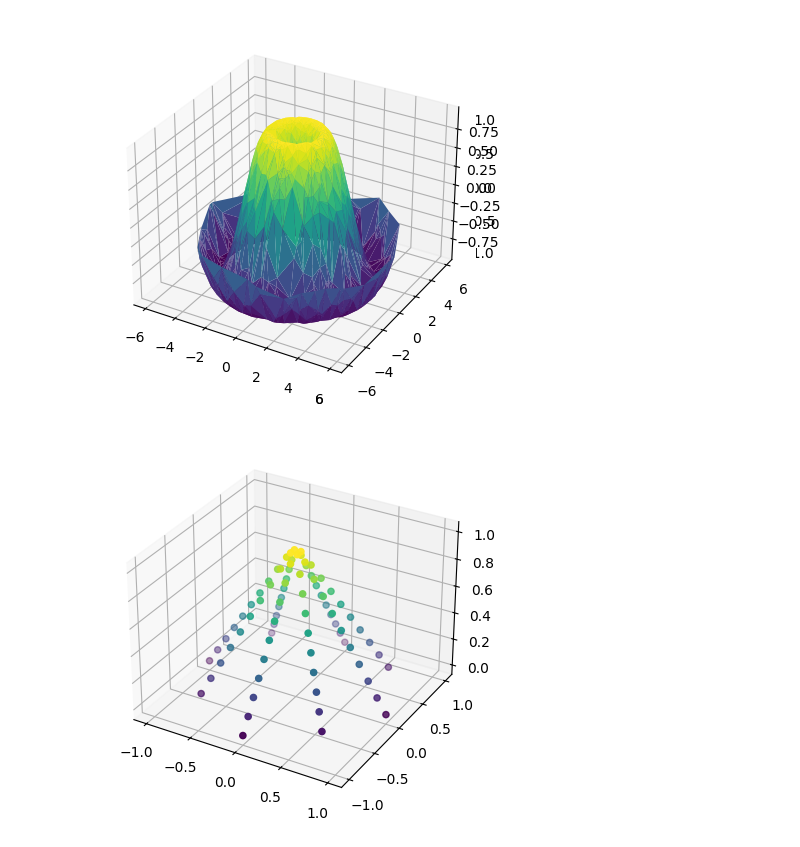
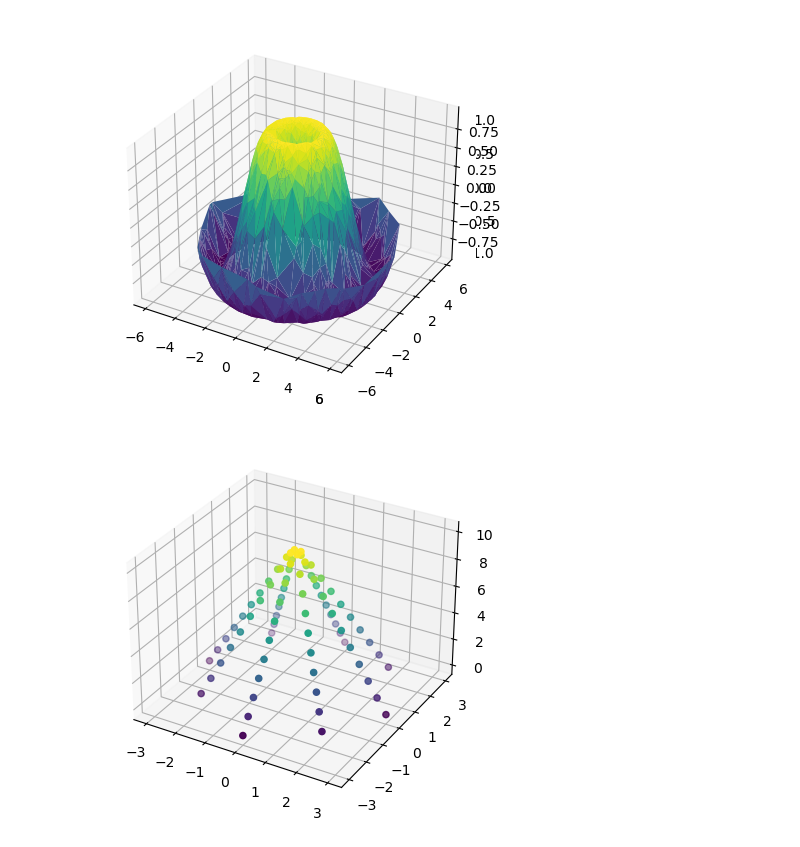
Before and after one commit to kootsoop/DSP.SE, a Jupyter notebook: Python/SchwarzLantern/SchwarzLantern.ipynb, the cells around one changed output. Drawn from its saved outputs; the diff is of its cells as text; code cells hidden in the pictures.

```diff
--- a/Python/SchwarzLantern/SchwarzLantern.ipynb
+++ b/Python/SchwarzLantern/SchwarzLantern.ipynb
@@ -208,8 +208,8 @@ def xyz_location_on_layer(total_points, total_layers, radius = 1, height = 1):
 
     return x, y, z
 
-radius = 1
-height = 1
+radius = 3
+height = 10
 Npoints_per_layer = 4
 Nlayers = 20
 
@@ -244,32 +244,32 @@ vertices.shape
 faces = np.zeros([(Nlayers-1)*Npoints_per_layer*2,3])
 index = 0
 
 for layer_index in np.arange(Nlayers):
     for in_layer_index in np.arange(Npoints_per_layer):
         # Connect to the layer above
         if (layer_index < Nlayers - 1):
             first_point_index = in_layer_index
             # Want to wrap around back to the first point when we get to the end of this layer
             second_point_index = (in_layer_index + 1) % Npoints_per_layer
             # Need a point in the layer above
             third_point_index = (first_point_index + Npoints_per_layer + (layer_index % 2)) % Npoints_per_layer + Npoints_per_layer
             faces[index, :] = [first_point_index, second_point_index, third_point_index] + layer_index*Npoints_per_layer
             index = index + 1
         # Connect to the layer below
         if (layer_index != 0):
             first_point_index = in_layer_index
             second_point_index = (in_layer_index - 1) % Npoints_per_layer
             third_point_index = (first_point_index - Npoints_per_layer + (layer_index % 2) - 1) % Npoints_per_layer - Npoints_per_layer
             faces[index, :] = [first_point_index, second_point_index, third_point_index] + layer_index*Npoints_per_layer
             index = index + 1
 
 from stl import mesh
 
 shape = mesh.Mesh(np.zeros(faces.shape[0], dtype=mesh.Mesh.dtype))
 for i, f in enumerate(faces):
     for j in range(3):
         shape.vectors[i][j] = vertices[int(f[j]), :]
 
-shape.save(f"schwarz_code_{Npoints_per_layer:03d}_{Nlayers:03d}_{radius}_{height}.stl")
+shape.save(f"schwarz_cone_{Npoints_per_layer:03d}_{Nlayers:03d}_{radius}_{height}.stl")
 # %% [output]
-[figure, old version]
+[figure, new version]
```
Also changed, not shown: 2 other files.
